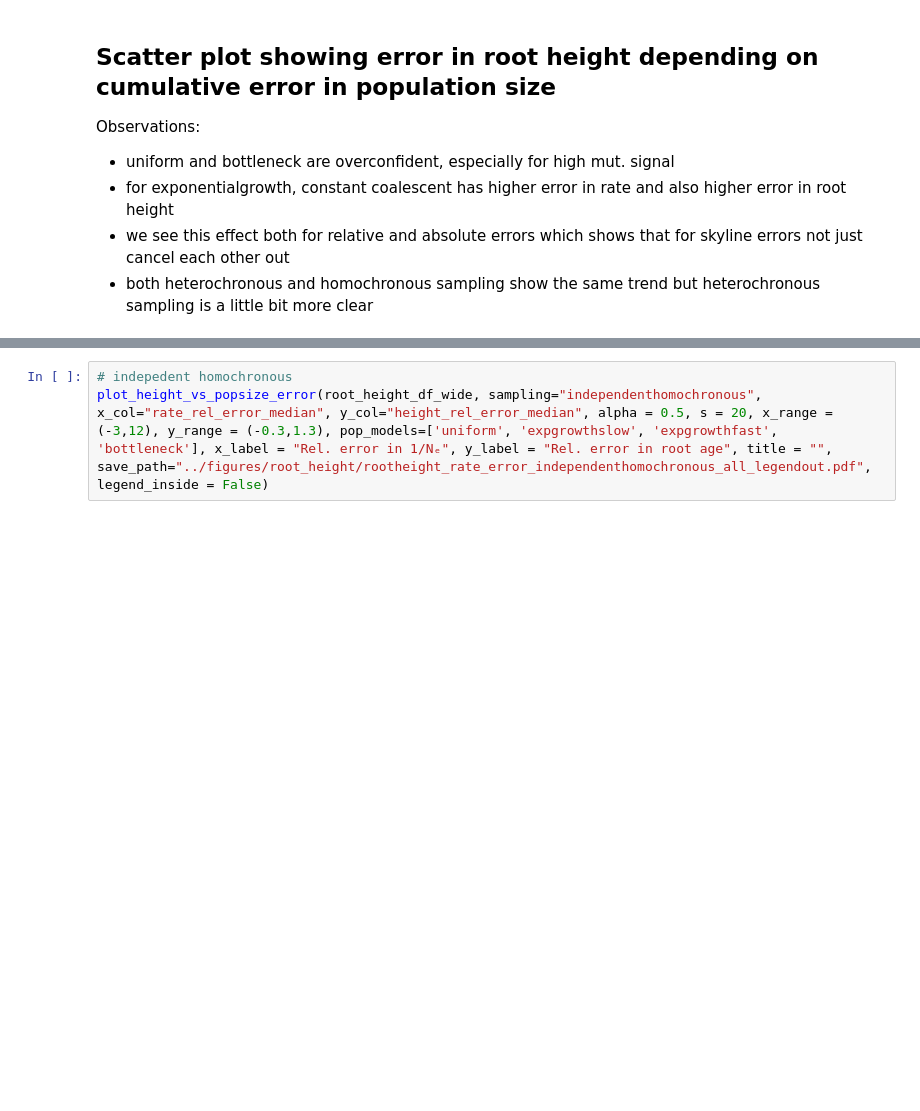
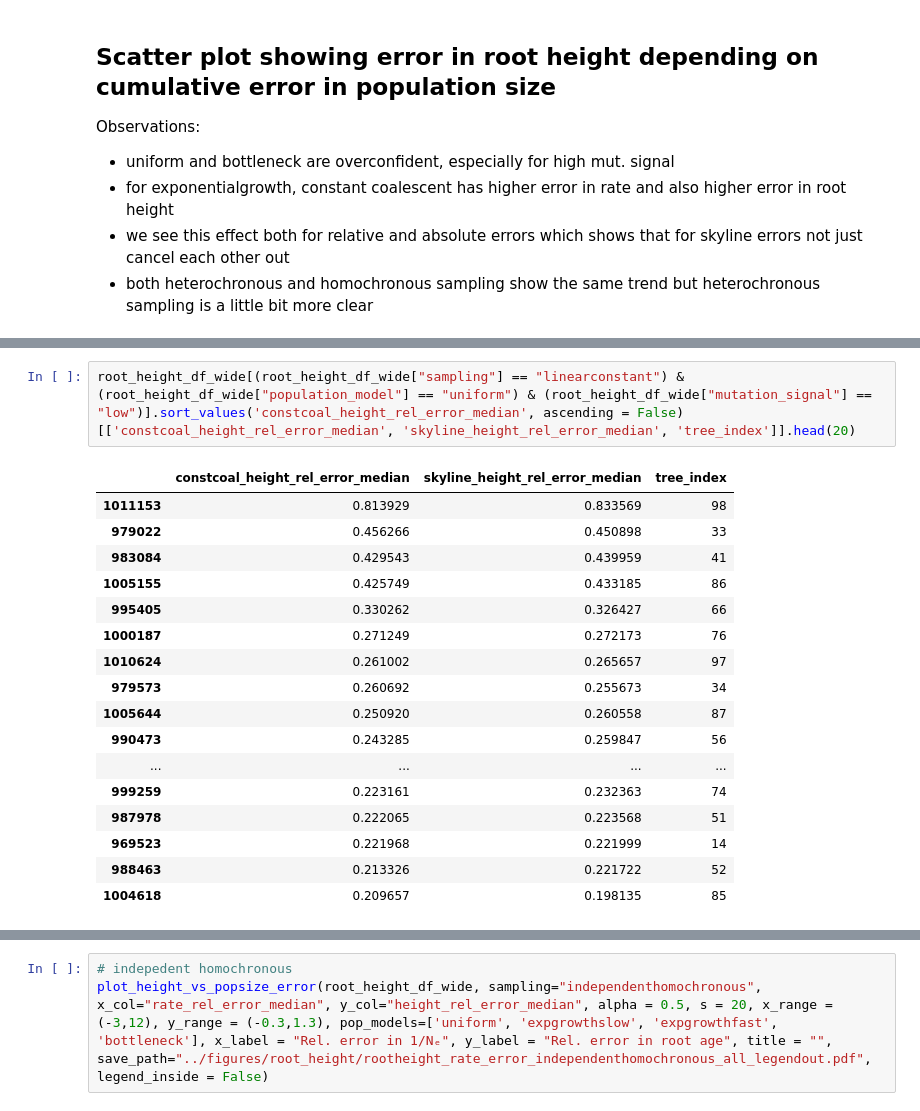
Before and after one commit to marie3003/BESP_paper-analyses, a Jupyter notebook: workflows/evaluate_root_heights.ipynb, the cells around one changed output, grey strips where cells are left out. Saved outputs shown, nothing was run; the diff lists cells and outputs as text; blank space fills up the shorter version.

```diff
--- a/workflows/evaluate_root_heights.ipynb
+++ b/workflows/evaluate_root_heights.ipynb
@@ -126,3 +415,23 @@ Observations:
+# %%
+root_height_df_wide[(root_height_df_wide["sampling"] == "linearconstant") & (root_height_df_wide["population_model"] == "uniform") & (root_height_df_wide["mutation_signal"] == "low")].sort_values('constcoal_height_rel_error_median', ascending = False)[['constcoal_height_rel_error_median', 'skyline_height_rel_error_median', 'tree_index']].head(20)
+# %% [output]
+|  | constcoal_height_rel_error_median | skyline_height_rel_error_median | tree_index |
+| 1011153 | 0.813929 | 0.833569 | 98 |
+| 979022 | 0.456266 | 0.450898 | 33 |
+| 983084 | 0.429543 | 0.439959 | 41 |
+| 1005155 | 0.425749 | 0.433185 | 86 |
+| 995405 | 0.330262 | 0.326427 | 66 |
+| 1000187 | 0.271249 | 0.272173 | 76 |
+| 1010624 | 0.261002 | 0.265657 | 97 |
+| 979573 | 0.260692 | 0.255673 | 34 |
+| 1005644 | 0.250920 | 0.260558 | 87 |
+| 990473 | 0.243285 | 0.259847 | 56 |
+| ... | ... | ... | ... |
+| 999259 | 0.223161 | 0.232363 | 74 |
+| 987978 | 0.222065 | 0.223568 | 51 |
+| 969523 | 0.221968 | 0.221999 | 14 |
+| 988463 | 0.213326 | 0.221722 | 52 |
+| 1004618 | 0.209657 | 0.198135 | 85 |
 # %%
 # linearconstant
 
```
Also changed, not shown: parts of 14 cells of this notebook, 4 other files.
